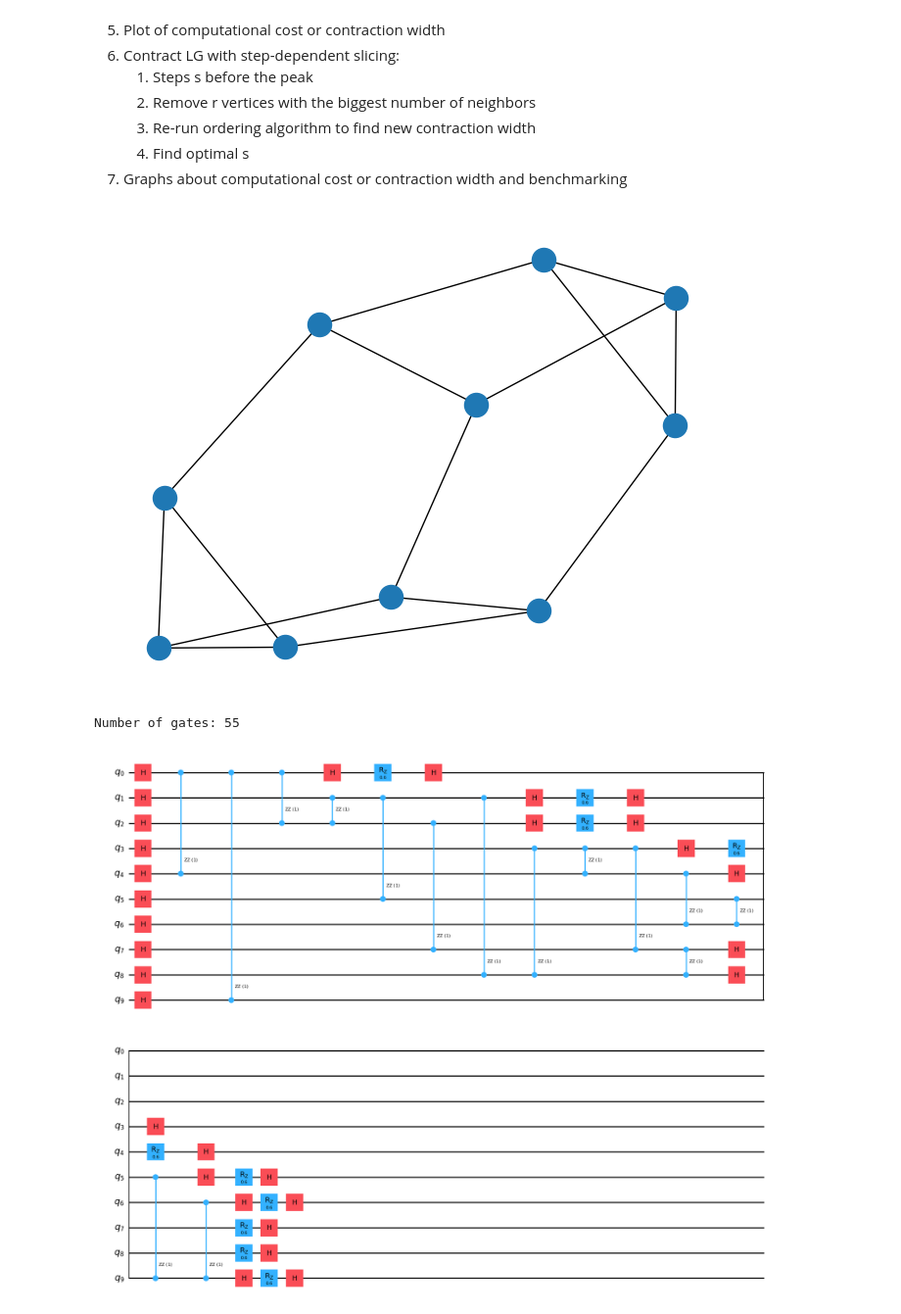
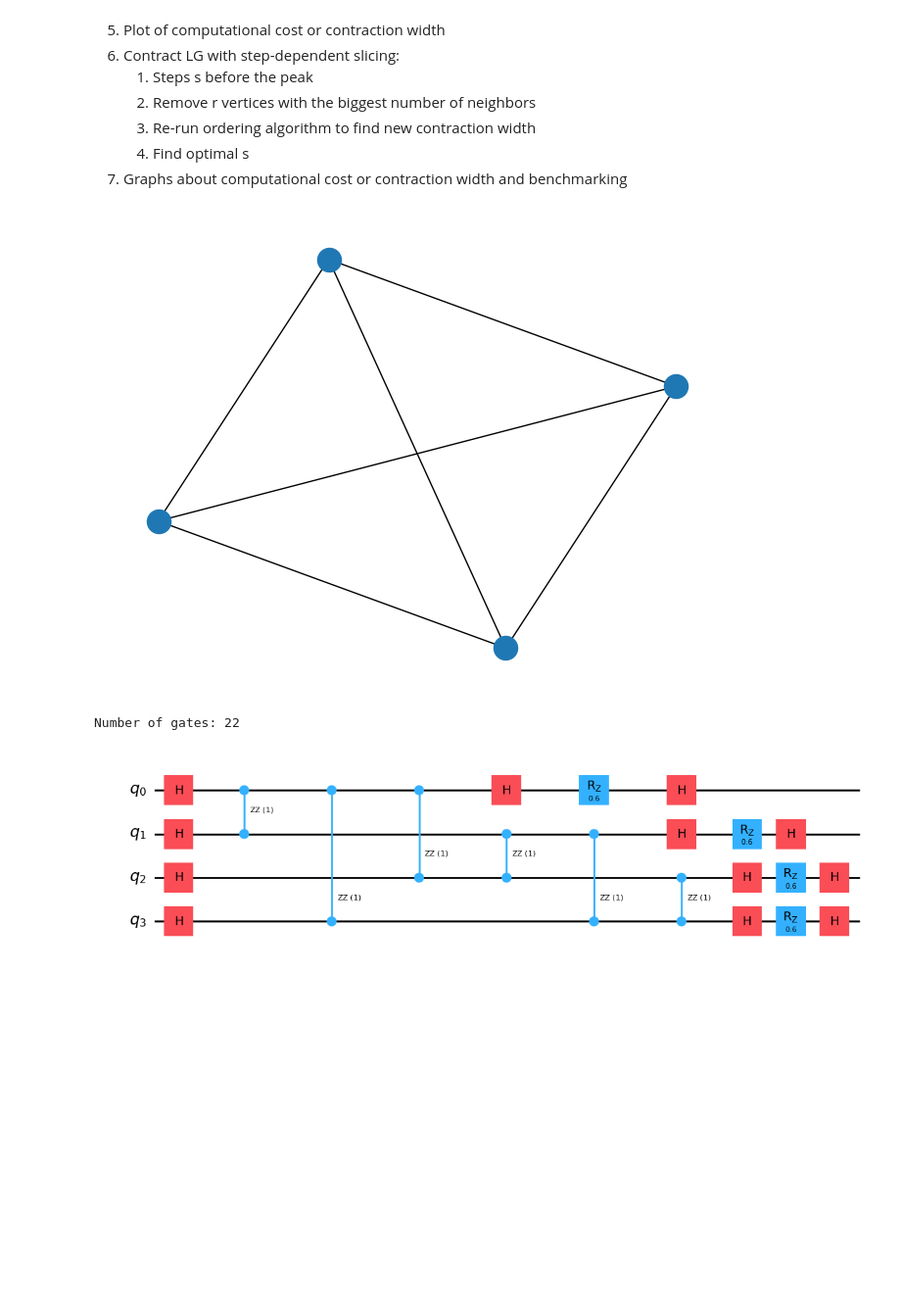
Before and after one commit to richardm1234/stepDependentSlicing_AQC, a Jupyter notebook: demo.ipynb, the cells around one changed output. Shown at 98% size. Saved outputs shown, nothing was run; the diff lists cells and outputs as text; code cells hidden in the pictures; blank space fills up the shorter version.

```diff
--- a/demo.ipynb
+++ b/demo.ipynb
@@ -16,14 +19,14 @@ import graph as g
 import networkx as nx
 # %%
-G = g.createGraph(10)
+G = createGraph(4)
 nx.draw(G)
 # %% [output]
-[figure, old version]
+[figure, new version]
 # %%
-circuit = g.createCircuit(G)
+circuit = createCircuit(G)
 print(f"Number of gates: {len(circuit.data)}")
 circuit.draw('mpl')
 # %% [output]
-Number of gates: 55
+Number of gates: 22
-[figure, old version]
+[figure, new version]
 # %%
```
Also changed, not shown: parts of 5 cells of this notebook, 4 other files.
